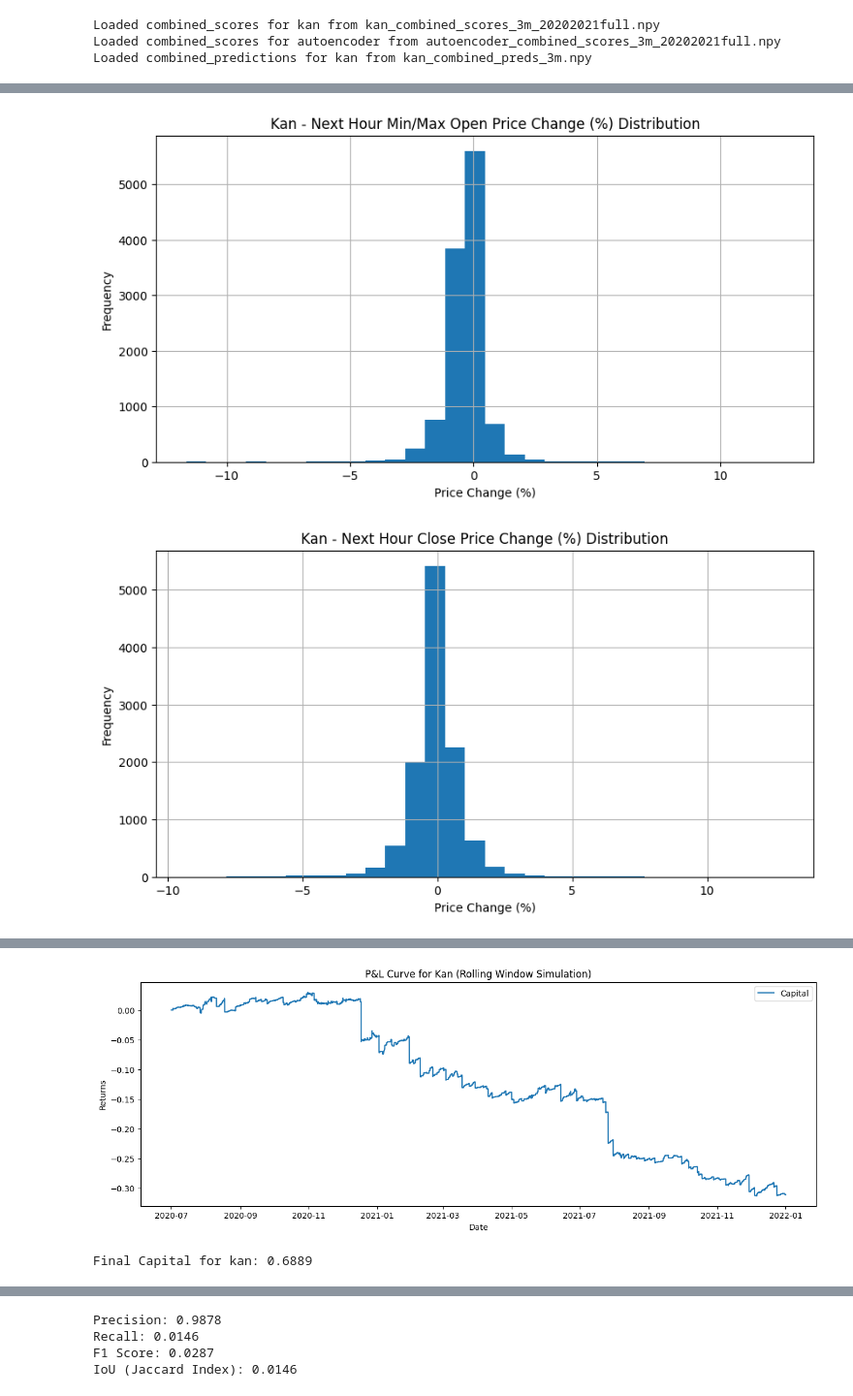
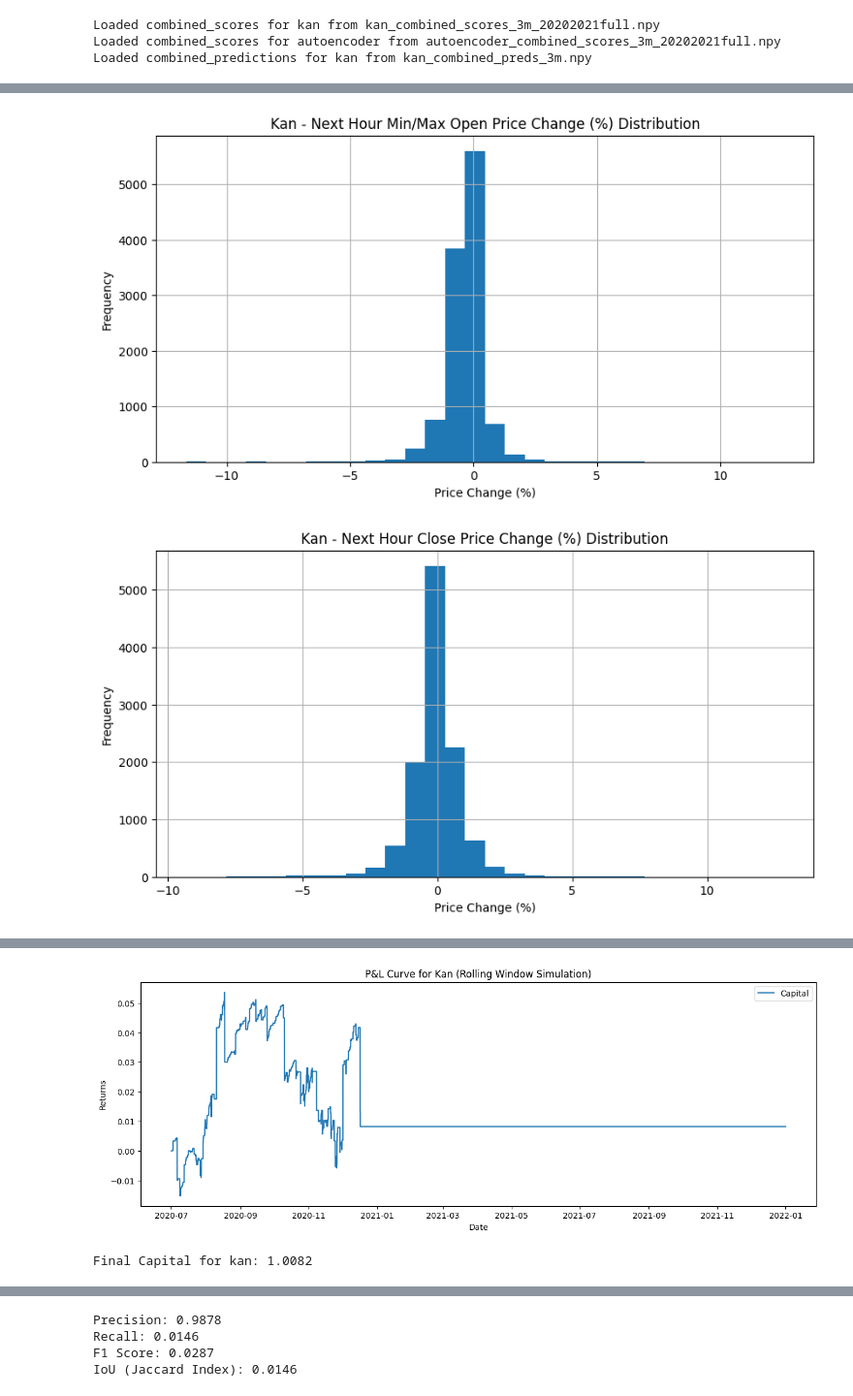
Before and after one commit to alemishch/trading_models, a Jupyter notebook: anomaly/unified_anomaly.ipynb, the cells around one changed output, grey strips where cells are left out. Shown at 97% size. Saved outputs shown, nothing was run; the diff lists cells and outputs as text; code cells hidden in the pictures.

Commit message:
added benchmark and new exit logic

```diff
--- a/anomaly/unified_anomaly.ipynb
+++ b/anomaly/unified_anomaly.ipynb
@@ -785,7 +785,7 @@ def deviation_from_mean(data, value):
 def simulate_trading_std(
     model_name,
     price_data,
-    #ma_data,
+    ma_data,
     rsi_data,
     scores,
     rolling_anomalies,
@@ -796,7 +796,7 @@ def simulate_trading_std(
 ):
 
     price_array = price_data.to_numpy(dtype=np.float64)
-    #ma_array = ma_data.to_numpy(dtype=np.float64)
+    ma_array = ma_data.to_numpy(dtype=np.float64)
     rsi_data = rsi_data.to_numpy(dtype=np.float64)
     anomalies_array = np.asarray(rolling_anomalies, dtype=bool)
 
@@ -813,6 +813,7 @@ def simulate_trading_std(
 
     open_trades = []
     trade_entries = set()
+    closed_trades = []
 
     base_price = None
     k = 0
@@ -821,7 +822,7 @@ def simulate_trading_std(
     for i in range(n):
         timestamp = index_array[i]
         current_price = price_array[i]
-        #current_ma = ma_array[i]
+        current_ma = ma_array[i]
         current_rsi = rsi_data[i]
 
         if open_trades:
@@ -834,14 +835,16 @@ def simulate_trading_std(
                 trade_type = trade["type"]
                 entry_price = trade["entry_price"]
 
-                # if (trade_type == "buy"  and current_rsi >= 60) or \
-                #    (trade_type == "sell" and current_rsi <= 40):
-                #     should_close_all = True
-                #     break
-                if (trade_type == "buy"  and current_price >= current_rsi) or \
-                   (trade_type == "sell" and current_price <= current_rsi):
-                    should_close_all = True
-                    break
+                if exit_val == "rsi":
+                    if (trade_type == "buy"  and current_rsi >= 60) or \
+                       (trade_type == "sell" and current_rsi <= 40):
+                        should_close_all = True
+                        break
+                if exit_val == "ma":
+                    if (trade_type == "buy"  and current_price >= current_ma) or \
+                       (trade_type == "sell" and current_price <= current_ma):
+                        should_close_all = True
+                        break
 
                 if trade_type == "buy":
                     if current_price >= (entry_price + local_std_exit * num_std_exit):
@@ -875,6 +878,15 @@ def simulate_trading_std(
                         f"(Exit Price: {exit_price:.2f}), Volume: {trade_volume:.4f}, "
                         f"P&L: {profit:.4f}"
                     )
+
+                    closed_trades.append({
+                        "type": trade_type,
+                        "entry_time": trade["entry_time"],
+                        "entry_price": entry_price,
+                        "exit_time": timestamp,
+                        "exit_price": exit_price,
+                        "profit": profit
+                    })
 
                 open_trades.clear()
                 trade_entries.clear()
@@ -936,7 +948,7 @@ def simulate_trading_std(
     capital_history.ffill(inplace=True)
     capital_history.fillna(capital, inplace=True)
 
-    return capital_history
+    return capital_history, closed_trades
 # %%
 def simulate_trading_percentile(
     model_name,
@@ -1504,10 +1518,11 @@ for model_name in model_names:
             max_entries=max_entries,
         )
     elif mode == 'std':
-        capital_history = simulate_trading_std(
+        capital_history, closed_trades = simulate_trading_std(
             model_name=model_name,
             price_data=original_data_sorted.loc[combined_test_dates, 'close'],
             rsi_data=original_data_sorted.loc[combined_test_dates, 'MA'],
+            ma_data=original_data_sorted.loc[combined_test_dates, 'rsi'],
             scores=scores,
             rolling_anomalies=rolling_anomalies,
             num_std=num_std,
@@ -1570,3 +1585,3 @@ Trade executed: sell at 2021-06-21T13:47:00.000000000 (Entry Price: 32927.56), e
-[figure, old version]
+[figure, new version]
-Final Capital for kan: 0.6889
+Final Capital for kan: 1.0082
 # %%
```
Also changed, not shown: parts of 5 cells of this notebook.
